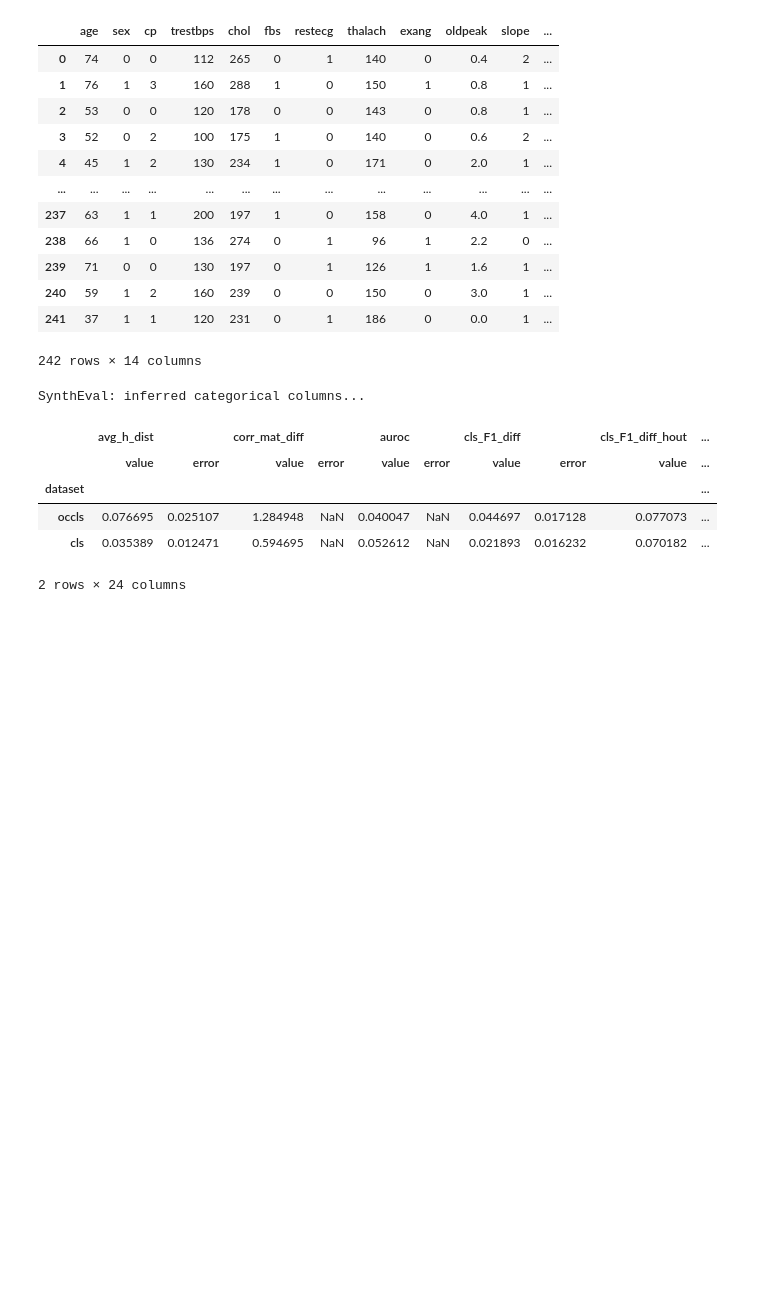
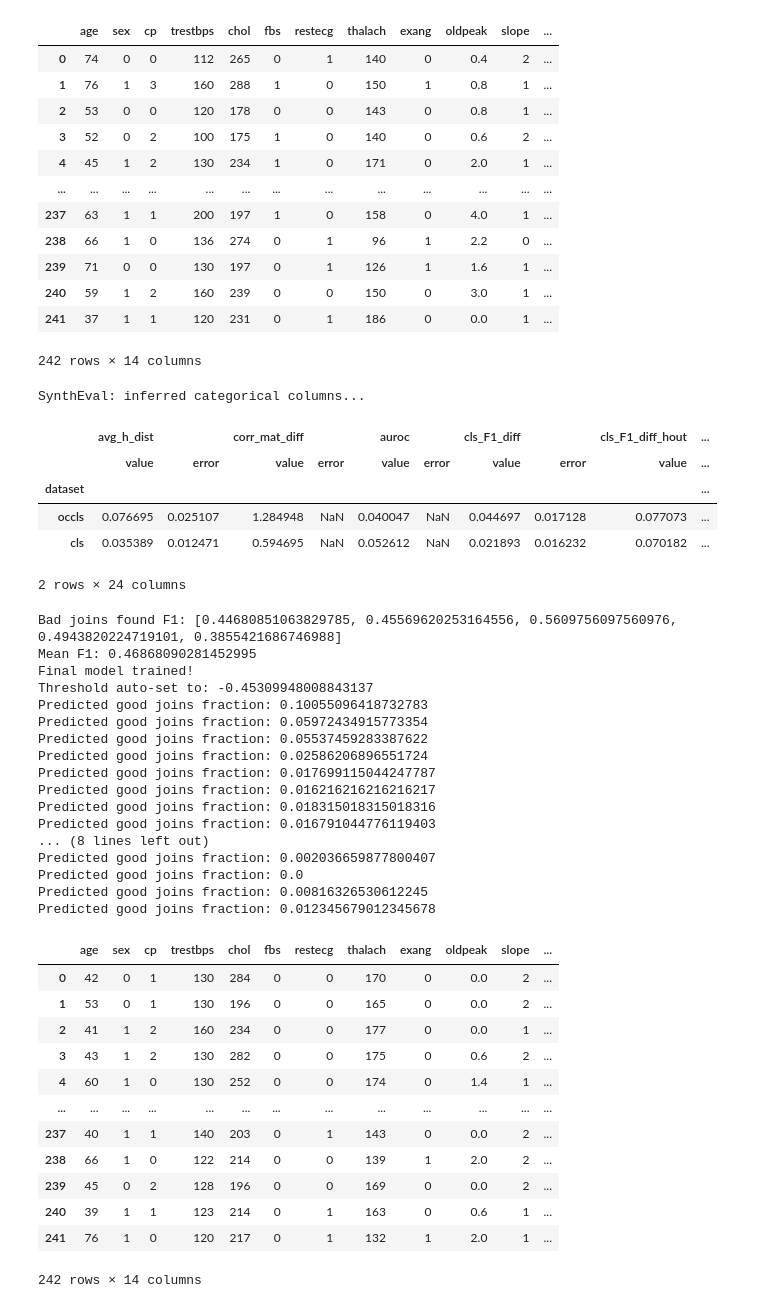
Before and after one commit to notna07/disjoint-synthetic-data-generation, a Jupyter notebook: 00_tutorial.ipynb, the cells around one changed output. Saved outputs shown, nothing was run; the diff lists cells and outputs as text; code cells hidden in the pictures; blank space fills up the shorter version.

Commit message:
fix duplicated code and added behaviours

```diff
--- a/00_tutorial.ipynb
+++ b/00_tutorial.ipynb
@@ -169,3 +173,51 @@ SynthEval: inferred categorical columns...
 | occls | 0.076695 | 0.025107 | 1.284948 | NaN | 0.040047 | NaN | 0.044697 | 0.017128 | 0.077073 | ... |
 | cls | 0.035389 | 0.012471 | 0.594695 | NaN | 0.052612 | NaN | 0.021893 | 0.016232 | 0.070182 | ... |
 2 rows × 24 columns
+# %%
+# Imports
+import pandas as pd
+
+from disjoint_generative_model import DisjointGenerativeModels
+from disjoint_generative_model.utils.joining_validator import JoiningValidator, OneClassValidator
+from disjoint_generative_model.utils.joining_strategies import UsingJoiningValidator
+
+df_train = pd.read_csv('experiments/datasets/heart_train.csv')
+
+gms = {'synthpop': 2, 'privbayes': 1}
+
+JS = UsingJoiningValidator(OneClassValidator(), behaviour='adaptive')
+dgms2 = DisjointGenerativeModels(df_train, gms, joining_strategy=JS)
+
+df_syn2 = dgms2.fit_generate()
+df_syn2
+# %% [output]
+Bad joins found F1: [0.44680851063829785, 0.45569620253164556, 0.5609756097560976, 0.4943820224719101, 0.3855421686746988]
+Mean F1: 0.46868090281452995
+Final model trained!
+Threshold auto-set to: -0.45309948008843137
+Predicted good joins fraction: 0.10055096418732783
+Predicted good joins fraction: 0.05972434915773354
+Predicted good joins fraction: 0.05537459283387622
+Predicted good joins fraction: 0.02586206896551724
+Predicted good joins fraction: 0.017699115044247787
+Predicted good joins fraction: 0.016216216216216217
+Predicted good joins fraction: 0.018315018315018316
+Predicted good joins fraction: 0.016791044776119403
+... (8 lines left out)
+Predicted good joins fraction: 0.002036659877800407
+Predicted good joins fraction: 0.0
+Predicted good joins fraction: 0.00816326530612245
+Predicted good joins fraction: 0.012345679012345678
+|  | age | sex | cp | trestbps | chol | fbs | restecg | thalach | exang | oldpeak | slope | ... |
+| 0 | 42 | 0 | 1 | 130 | 284 | 0 | 0 | 170 | 0 | 0.0 | 2 | ... |
+| 1 | 53 | 0 | 1 | 130 | 196 | 0 | 0 | 165 | 0 | 0.0 | 2 | ... |
+| 2 | 41 | 1 | 2 | 160 | 234 | 0 | 0 | 177 | 0 | 0.0 | 1 | ... |
+| 3 | 43 | 1 | 2 | 130 | 282 | 0 | 0 | 175 | 0 | 0.6 | 2 | ... |
+| 4 | 60 | 1 | 0 | 130 | 252 | 0 | 0 | 174 | 0 | 1.4 | 1 | ... |
+| ... | ... | ... | ... | ... | ... | ... | ... | ... | ... | ... | ... | ... |
+| 237 | 40 | 1 | 1 | 140 | 203 | 0 | 1 | 143 | 0 | 0.0 | 2 | ... |
+| 238 | 66 | 1 | 0 | 122 | 214 | 0 | 0 | 139 | 1 | 2.0 | 2 | ... |
+| 239 | 45 | 0 | 2 | 128 | 196 | 0 | 0 | 169 | 0 | 0.0 | 2 | ... |
+| 240 | 39 | 1 | 1 | 123 | 214 | 0 | 1 | 163 | 0 | 0.6 | 1 | ... |
+| 241 | 76 | 1 | 0 | 120 | 217 | 0 | 1 | 132 | 1 | 2.0 | 1 | ... |
+242 rows × 14 columns
```
Also changed, not shown: parts of 4 cells of this notebook, 3 other files.
